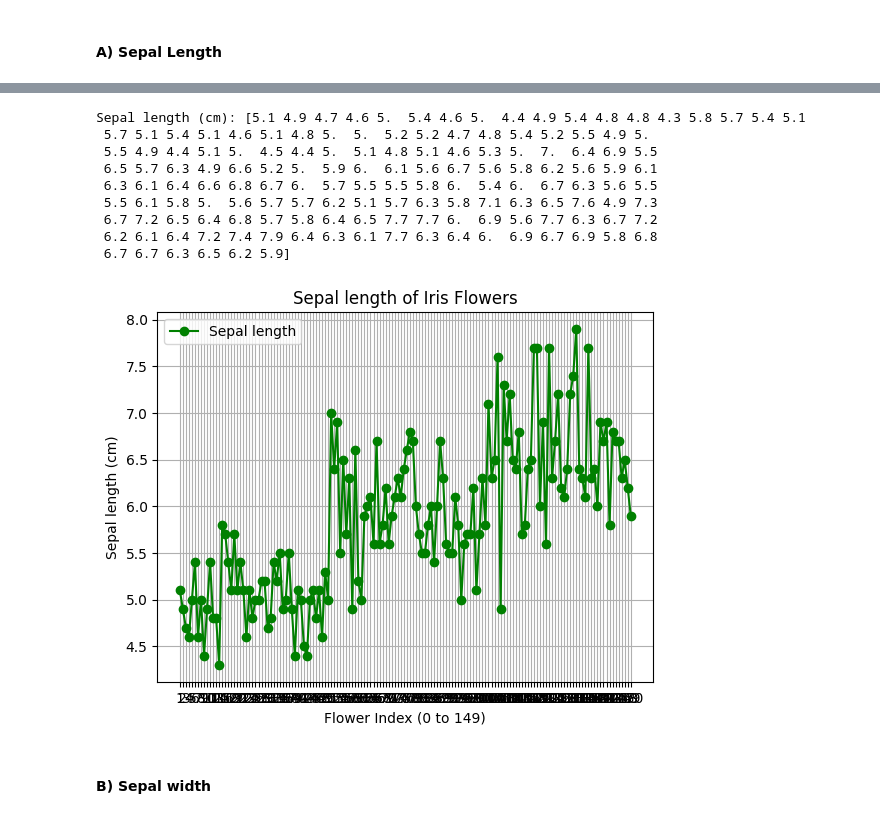
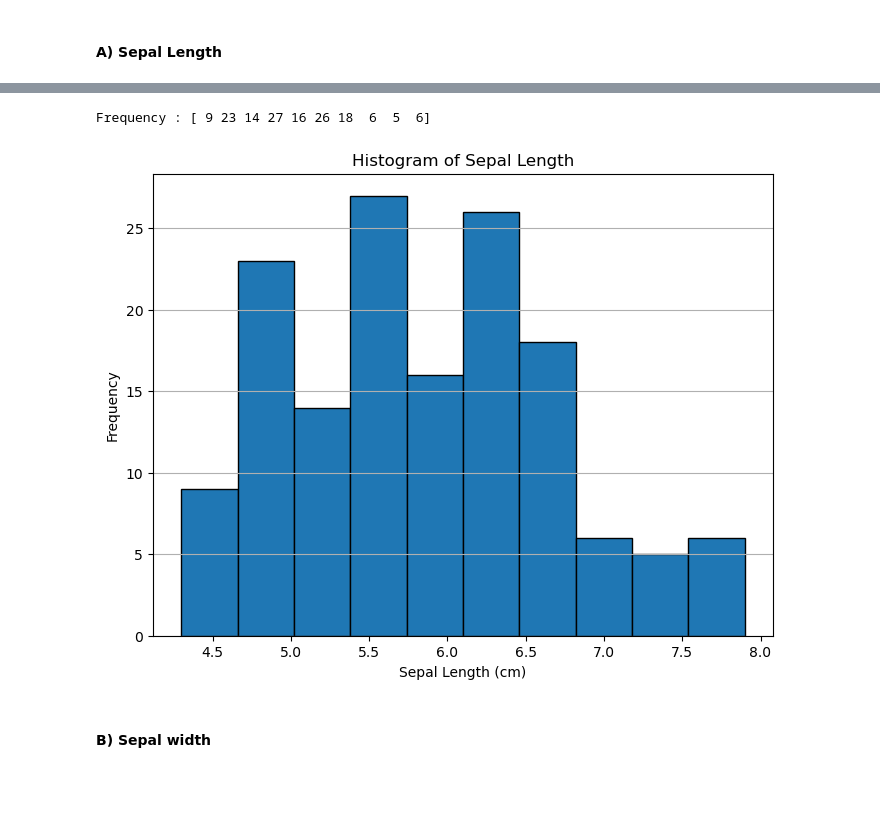
Before and after one commit to monkj24/principles_of_data_analytics, a Jupyter notebook: tasks.ipynb, the cells around one changed output, grey strips where cells are left out. Cells and saved outputs as stored; diff of their text form; code cells hidden in the pictures; blank space fills up the shorter version.

```diff
--- a/tasks.ipynb
+++ b/tasks.ipynb
@@ -194,8 +202,16 @@ dtype: float64
 # Plots
 import matplotlib.pyplot as plt
 
+import seaborn as sns
+from sklearn import datasets
+import pandas as pd
+
 # Numerical arrays
 import numpy as np
+
+# Load the Iris dataset
+iris = datasets.load_iris()
+data = pd.DataFrame(iris.data, columns=iris.feature_names)
 # %% [markdown]
 #### A) Sepal Length
 # %%
@@ -226,34 +238,24 @@ X (indices): [  0   1   2   3   4   5   6   7   8   9  10  11  12  13  14  15  1
-# %%
-
-# Show y
-y = iris.target
-
-y = np.all(sepal_length)
-print("Sepal length (cm):", sepal_length)
-# %% [output]
-Sepal length (cm): [5.1 4.9 4.7 4.6 5.  5.4 4.6 5.  4.4 4.9 5.4 4.8 4.8 4.3 5.8 5.7 5.4 5.1
- 5.7 5.1 5.4 5.1 4.6 5.1 4.8 5.  5.  5.2 5.2 4.7 4.8 5.4 5.2 5.5 4.9 5.
- 5.5 4.9 4.4 5.1 5.  4.5 4.4 5.  5.1 4.8 5.1 4.6 5.3 5.  7.  6.4 6.9 5.5
- 6.5 5.7 6.3 4.9 6.6 5.2 5.  5.9 6.  6.1 5.6 6.7 5.6 5.8 6.2 5.6 5.9 6.1
- 6.3 6.1 6.4 6.6 6.8 6.7 6.  5.7 5.5 5.5 5.8 6.  5.4 6.  6.7 6.3 5.6 5.5
- 5.5 6.1 5.8 5.  5.6 5.7 5.7 6.2 5.1 5.7 6.3 5.8 7.1 6.3 6.5 7.6 4.9 7.3
- 6.7 7.2 6.5 6.4 6.8 5.7 5.8 6.4 6.5 7.7 7.7 6.  6.9 5.6 7.7 6.3 6.7 7.2
- 6.2 6.1 6.4 7.2 7.4 7.9 6.4 6.3 6.1 7.7 6.3 6.4 6.  6.9 6.7 6.9 5.8 6.8
- 6.7 6.7 6.3 6.5 6.2 5.9]
-# %%
-# Plot sepal width vs indices
-
-plt.xlabel("Flower Index (0 to 149)")
-plt.ylabel("Sepal length (cm)")
-
-plt.title("Sepal length of Iris Flowers")
-
-plt.xticks(x, x + 1)
-plt.plot(x, sepal_length, marker='o', linestyle='-', color='g', label='Sepal length')
-plt.legend()
-plt.grid(True)
-plt.show()
-# %% [output]
-[figure, removed]
+# %%
+# Y value
+
+counts, bin_edges = np.histogram(sepal_length, bins=10)
+
+# Show y
+
+print("Frequency :", counts)
+# %% [output]
+Frequency : [ 9 23 14 27 16 26 18  6  5  6]
+# %%
+# Plot the histogram
+
+plt.figure(figsize=(8, 6))
+plt.bar(bin_edges[:-1], counts, width=np.diff(bin_edges), edgecolor='black', align='edge')
+plt.title('Histogram of Sepal Length')
+plt.xlabel('Sepal Length (cm)')
+plt.ylabel('Frequency')
+plt.grid(axis='y', alpha=1)
+plt.show()
+# %% [output]
+[figure, added]
 # %% [markdown]
 #### B) Sepal width
```
Also changed, not shown: parts of 19 cells of this notebook.
